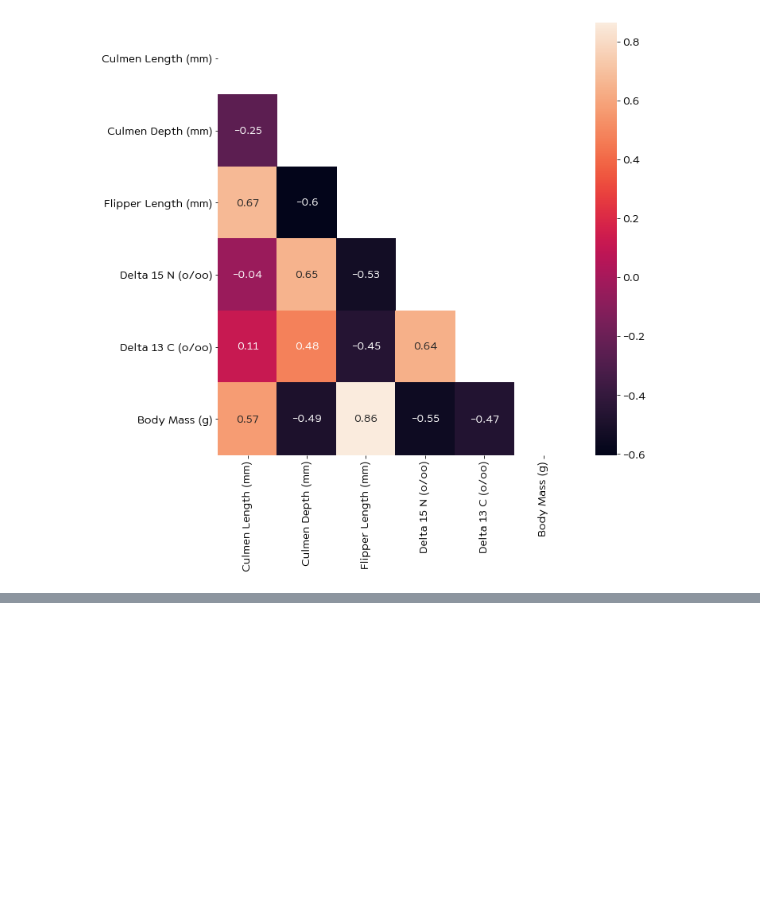
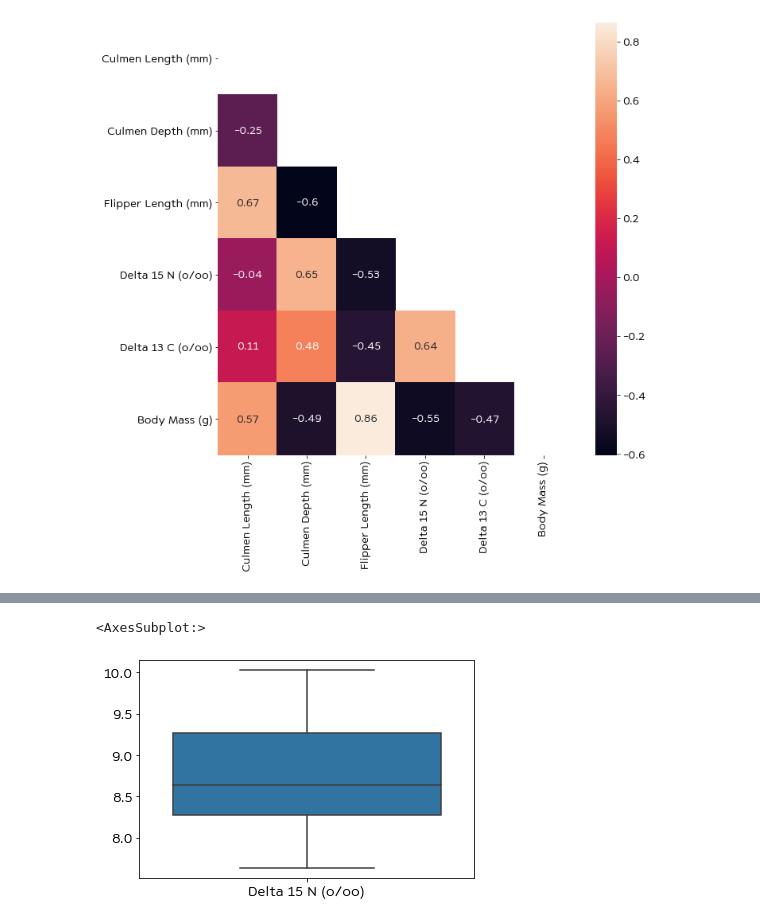
Before and after one commit to Douggy91/Practice-1, a Jupyter notebook: peng.ipynb, the cells around one changed output, grey strips where cells are left out. Cells and saved outputs as stored; diff of their text form; code cells hidden in the pictures; blank space fills up the shorter version.

```diff
--- a/peng.ipynb
+++ b/peng.ipynb
@@ -55,0 +61,5 @@ sns.heatmap(df.corr(), annot=True, mask=mask)
+# %%
+sns.boxplot(data =df[['Delta 15 N (o/oo)']])
+# %% [output]
+<AxesSubplot:>
+[figure, added]
```
Also changed, not shown: parts of 4 cells of this notebook.
